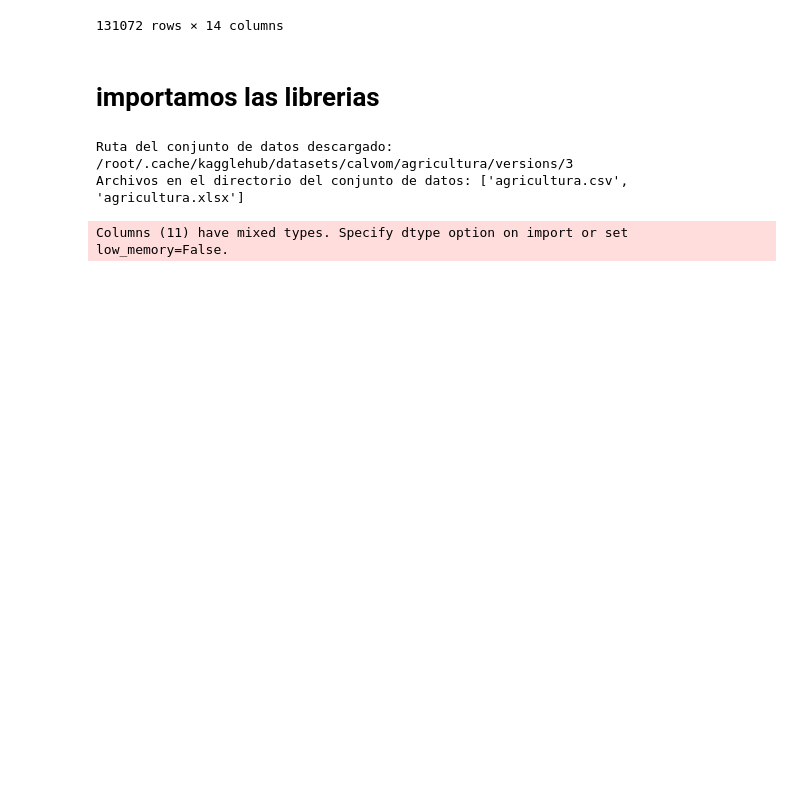
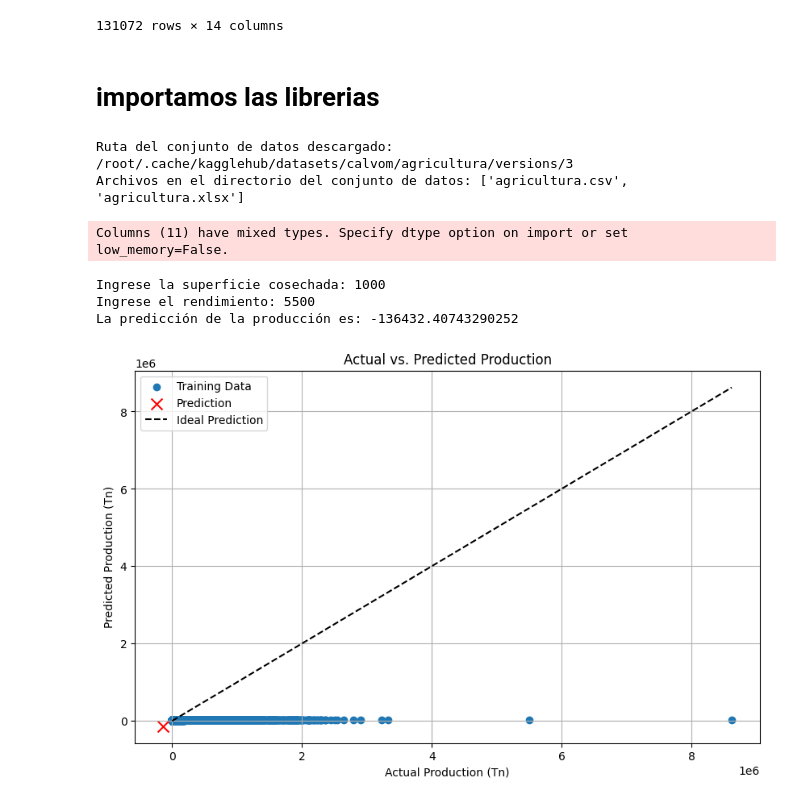
Before and after one commit to VerandaC/YourFarmerLlama, a Jupyter notebook: Modelo_de_predicion_de_agricultura__llama_3.ipynb, the cells around one changed output. Saved outputs shown, nothing was run; the diff lists cells and outputs as text; code cells hidden in the pictures; blank space fills up the shorter version.

```diff
--- a/Modelo_de_predicion_de_agricultura__llama_3.ipynb
+++ b/Modelo_de_predicion_de_agricultura__llama_3.ipynb
@@ -47,6 +47,7 @@ import os
 import pandas as pd
 from sklearn.linear_model import LinearRegression
 import unidecode
+import matplotlib.pyplot as plt
 
 # Download latest version
 dataset_path = kagglehub.dataset_download("calvom/agricultura")
@@ -79,30 +80,54 @@ if csv_files:
 
     # Seleccionar variables predictoras y variable objetivo
     X = df[['Sup. Cosechada (Ha)', 'Rendimiento (Kg/Ha)']]
     y = df['Produccii? 1/2n (Tn)']
 
     # Entrenar el modelo
     model = LinearRegression()
     model.fit(X, y)
 
     # Función para la entrada de datos
     def obtener_datos_usuario():
         superficie = float(input("Ingrese la superficie cosechada: "))
         rendimiento = float(input("Ingrese el rendimiento: "))
         return superficie, rendimiento
 
     # Obtener datos del usuario
     superficie, rendimiento = obtener_datos_usuario()
 
     # Crear un DataFrame con los datos del usuario para la predicción
     datos_usuario = pd.DataFrame({'Sup. Cosechada (Ha)': [superficie], 'Rendimiento (Kg/Ha)': [rendimiento]})
 
     # Realizar la predicción
     prediccion = model.predict(datos_usuario)
 
     # Mostrar la predicción
     print("La predicción de la producción es:", prediccion[0])
+
+    # Create a scatter plot
+    plt.figure(figsize=(10, 6))  # Adjust figure size if needed
+
+    # Plotting the training data
+    plt.scatter(y, model.predict(X), label='Training Data')
+
+    # Plotting the prediction point with different marker and color
+    plt.scatter(prediccion[0], prediccion[0], color='red', marker='x', s=100, label='Prediction')
+
+    # Plotting the regression line
+    plt.plot([min(y), max(y)], [min(y), max(y)], linestyle='--', color='black', label='Ideal Prediction')
+
+    plt.xlabel('Actual Production (Tn)')
+    plt.ylabel('Predicted Production (Tn)')
+    plt.title('Actual vs. Predicted Production')
+    plt.legend()
+    plt.grid(True)
+
+    plt.show()
 # %% [output]
 Ruta del conjunto de datos descargado: /root/.cache/kagglehub/datasets/calvom/agricultura/versions/3
 Archivos en el directorio del conjunto de datos: ['agricultura.csv', 'agricultura.xlsx']
 Columns (11) have mixed types. Specify dtype option on import or set low_memory=False.
+Ingrese la superficie cosechada: 1000
+Ingrese el rendimiento: 5500
+La predicción de la producción es: -136432.40743290252
+[figure, added]
```
Also changed, not shown: parts of 1 cell of this notebook.
